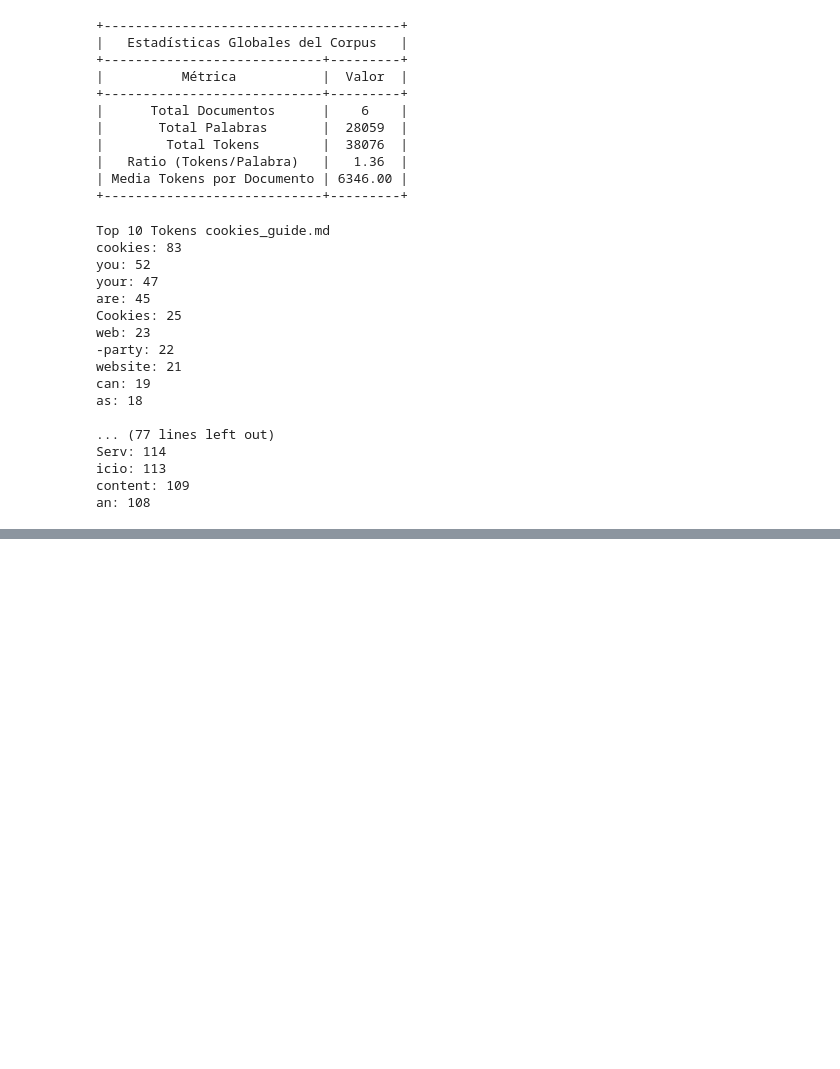
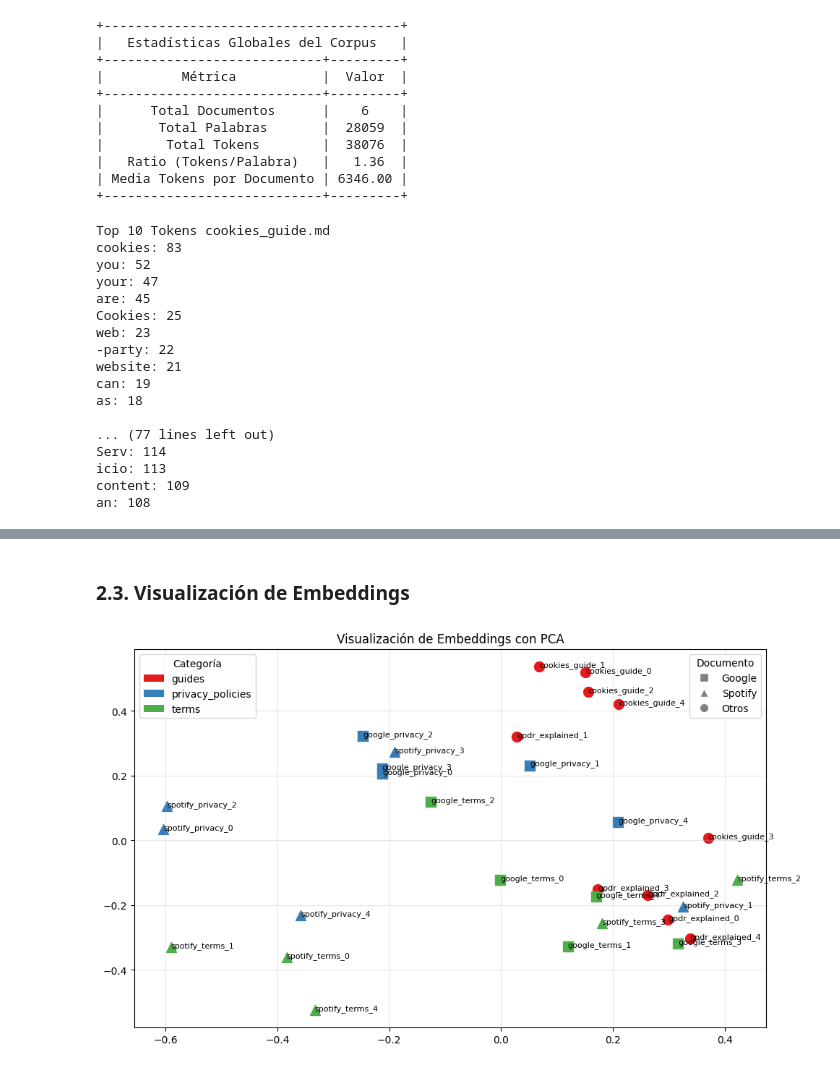
Before and after one commit to AndresCorSan/agentic-privacy-rag, a Jupyter notebook: fase1.ipynb, the cells around one changed output, grey strips where cells are left out. Saved outputs shown, nothing was run; the diff lists cells and outputs as text; code cells hidden in the pictures; blank space fills up the shorter version.

Commit message:
Fase 1: Embeddings

```diff
--- a/fase1.ipynb
+++ b/fase1.ipynb
@@ -102,7 +109,7 @@ categorias = [doc["categoria"] for doc in tokens_docs]
 
 # Asignar un color distinto a cada categoria
 categorias_unicas = sorted(set(categorias))
-palette = plt.cm.Set2.colors
+palette = plt.cm.Set1.colors
 color_map = {cat: palette[i % len(palette)] for i, cat in enumerate(categorias_unicas)}
 bar_colors = [color_map[cat] for cat in categorias]
 
@@ -152,7 +159,7 @@ print(table)
 vocabulario_docs = {}
 
 SIGNOS = set(".,;:!?()[]|{}\"'-")
-STOPWORDS = set(["el", "la", "los", "las", "un", "una", "unos", "unas", "y", "o", "de", "a", "en", "que", "con", "the", "and", "or", "of", "to", "in", "is", "that", "it", "for", "on", "with", ])
+STOPWORDS = set(["el", "la", "los", "las", "un", "una", "unos", "unas", "y", "o", "de", "a", "en", "que", "con", "an", "the", "and", "or", "of", "to", "in", "is", "that", "it", "for", "on", "with", ])
 TOKENS_ESPECIALES = set(["Ċ", "Ġ", ".ĊĊ", "ĊĊ", ""])
 EXCLUIR = SIGNOS.union(STOPWORDS).union(TOKENS_ESPECIALES)
 
@@ -214,0 +279,31 @@ an: 108
+# %%
+from sentence_transformers import SentenceTransformer
+
+# Cargar modelo de embeddings de frases
+print("Cargando modelo de embeddings...")
+model = SentenceTransformer("sentence-transformers/paraphrase-multilingual-mpnet-base-v2")
+
+# Construir lista de fragmentos con metadatos
+fragmentos = []
+for categoria, archivos in FRAGMENTOS.items():
+    for archivo, textos in archivos.items():
+        for i, texto in enumerate(textos):
+            fragmentos.append({
+                "id": f"{archivo}_{i}",
+                "categoria": categoria,
+                "archivo": archivo,
+                "texto": texto,
+            })
+
+# Calcular embeddings en batch
+textos = [f["texto"] for f in fragmentos]
+print("Calculando embeddings para los fragmentos...")
+embeddings = model.encode(
+    textos,
+    normalize_embeddings=True,
+    show_progress_bar=True
+)
+
+# Añadir embeddings a los fragmentos
+for i, fragmento in enumerate(fragmentos):
+    fragmento["embedding"] = embeddings[i]
@@ -214,0 +320,2 @@ an: 108
+# %% [markdown]
+### 2.3. Visualización de Embeddings
@@ -214,0 +376,7 @@ an: 108
+# %%
+# Visualización con PCA
+pca = PCA(n_components=2)
+vectores_2d_pca = pca.fit_transform(embeddings)
+visualizar_embeddings(vectores_2d_pca, fragmentos, "Visualización de Embeddings con PCA")
+# %% [output]
+[figure, added]
```
Also changed, not shown: parts of 9 cells of this notebook, 2 other files.
